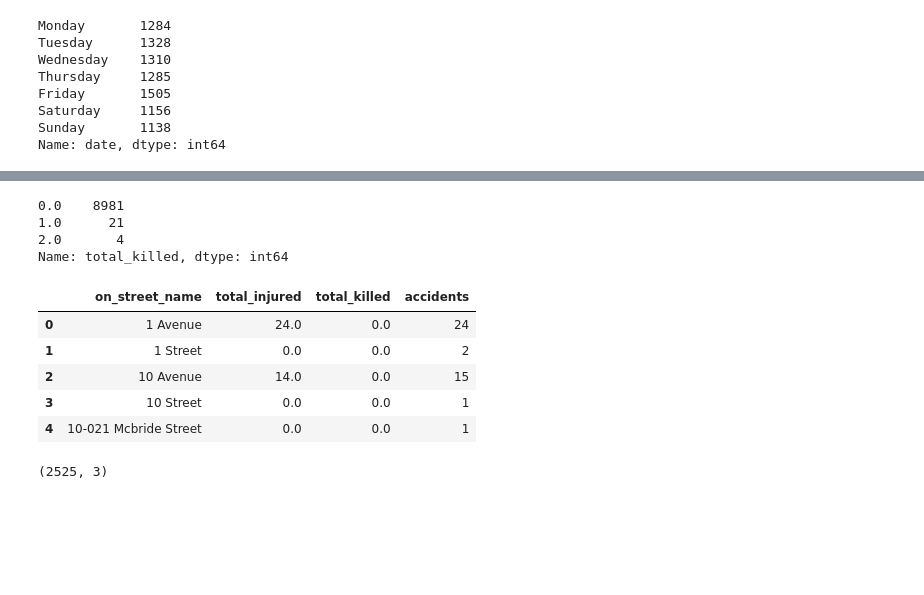
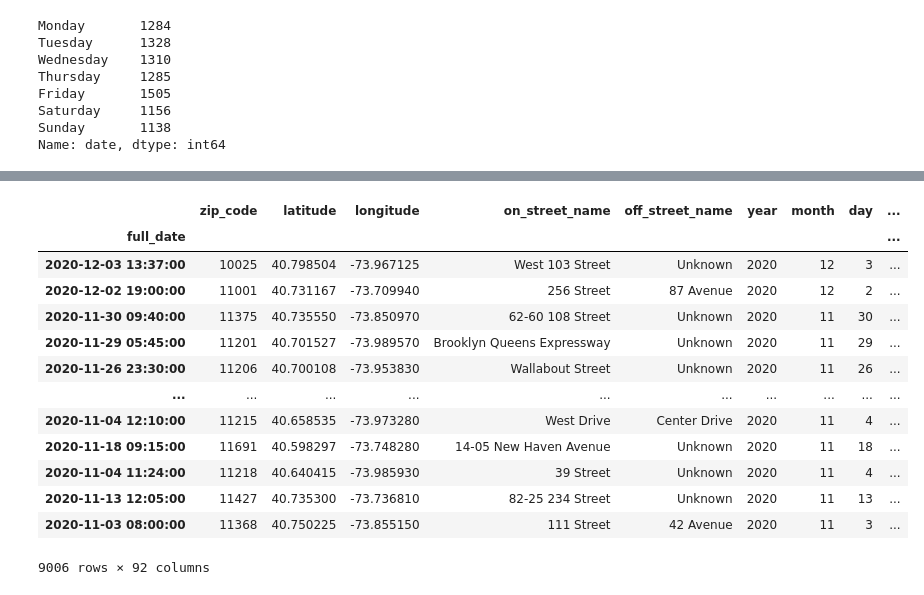
Before and after one commit to jcoumont/nyc-navigation, a Jupyter notebook: nyc.ipynb, the cells around one changed output, grey strips where cells are left out. Drawn from its saved outputs; the diff is of its cells as text; code cells hidden in the pictures; blank space fills up the shorter version.

```diff
--- a/nyc.ipynb
+++ b/nyc.ipynb
@@ -109,9 +109,3 @@ Friday       1505
 Saturday     1156
 Sunday       1138
 Name: date, dtype: int64
-# %%
-# adding asked columns : - location, nb accident total, nb accident avec blessé, nb accident avec tué
-
-fd['total_injured'] = fd['persons_injured'] + fd['pedestrians_injured'] + fd['cyclist_injured'] + fd['motorist_injured']
-fd['total_killed'] = fd['persons_killed'] + fd['pedestrians_killed'] + fd['cyclist_killed'] + fd['motorist_killed']
-fd['accidents'] = np.repeat(1, fd.shape[0])
@@ -125,23 +111,0 @@ Name: total_injured, dtype: int64
-# %%
-fd['total_killed'].value_counts()
-# %% [output]
-0.0    8981
-1.0      21
-2.0       4
-Name: total_killed, dtype: int64
-# %%
-# creating a new dataset with only 4 columns
-
-data = fd.groupby('on_street_name', as_index=False)['on_street_name','total_injured', 'total_killed', 'accidents'].sum()
-data.head()
-# %% [output]
-|  | on_street_name | total_injured | total_killed | accidents |
-| 0 | 1 Avenue | 24.0 | 0.0 | 24 |
-| 1 | 1 Street | 0.0 | 0.0 | 2 |
-| 2 | 10 Avenue | 14.0 | 0.0 | 15 |
-| 3 | 10 Street | 0.0 | 0.0 | 1 |
-| 4 | 10-021 Mcbride Street | 0.0 | 0.0 | 1 |
-# %%
-data.shape
-# %% [output]
-(2525, 3)
@@ -149,0 +112,19 @@ data.to_csv('min_set.csv')
+# %%
+fd['full_date'] = pd.to_datetime(fd['date'].astype(str)+' '+fd['time'].astype(str))
+# %%
+fd.set_index('full_date')
+# %% [output]
+|  | zip_code | latitude | longitude | on_street_name | off_street_name | year | month | day | ... |
+| full_date |  |  |  |  |  |  |  |  | ... |
+| 2020-12-03 13:37:00 | 10025 | 40.798504 | -73.967125 | West 103 Street | Unknown | 2020 | 12 | 3 | ... |
+| 2020-12-02 19:00:00 | 11001 | 40.731167 | -73.709940 | 256 Street | 87 Avenue | 2020 | 12 | 2 | ... |
+| 2020-11-30 09:40:00 | 11375 | 40.735550 | -73.850970 | 62-60 108 Street | Unknown | 2020 | 11 | 30 | ... |
+| 2020-11-29 05:45:00 | 11201 | 40.701527 | -73.989570 | Brooklyn Queens Expressway | Unknown | 2020 | 11 | 29 | ... |
+| 2020-11-26 23:30:00 | 11206 | 40.700108 | -73.953830 | Wallabout Street | Unknown | 2020 | 11 | 26 | ... |
+| ... | ... | ... | ... | ... | ... | ... | ... | ... | ... |
+| 2020-11-04 12:10:00 | 11215 | 40.658535 | -73.973280 | West Drive | Center Drive | 2020 | 11 | 4 | ... |
+| 2020-11-18 09:15:00 | 11691 | 40.598297 | -73.748280 | 14-05 New Haven Avenue | Unknown | 2020 | 11 | 18 | ... |
+| 2020-11-04 11:24:00 | 11218 | 40.640415 | -73.985930 | 39 Street | Unknown | 2020 | 11 | 4 | ... |
+| 2020-11-13 12:05:00 | 11427 | 40.735300 | -73.736810 | 82-25 234 Street | Unknown | 2020 | 11 | 13 | ... |
+| 2020-11-03 08:00:00 | 11368 | 40.750225 | -73.855150 | 111 Street | 42 Avenue | 2020 | 11 | 3 | ... |
+9006 rows × 92 columns
```
Also changed, not shown: parts of 4 cells of this notebook, 3 other files.
